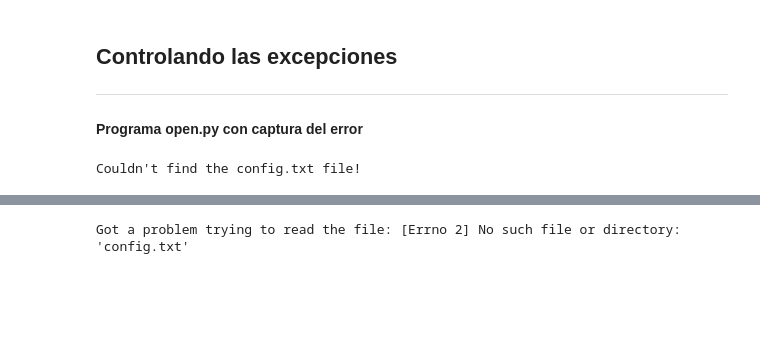
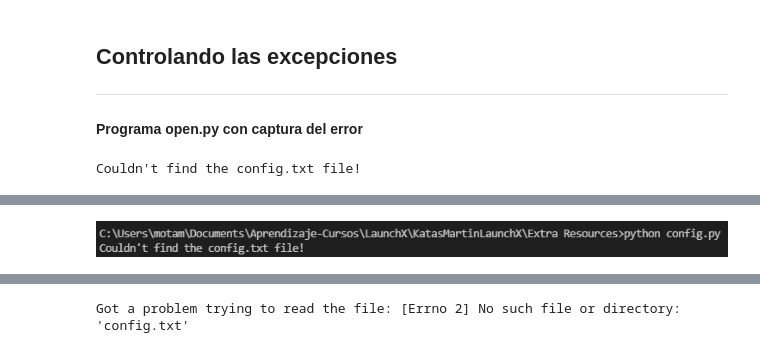
Before and after one commit to MartinOtamendiT/Katas_Martin_LaunchX, a Jupyter notebook: Modulo10Kata.ipynb, the cells around one changed output, grey strips where cells are left out. Cells and saved outputs as stored; diff of their text form; code cells hidden in the pictures; blank space fills up the shorter version.

```diff
--- a/Modulo10Kata.ipynb
+++ b/Modulo10Kata.ipynb
@@ -33 +63,5 @@ Couldn't find the config.txt file!
+# %%
+Image("Extra Resources/CapturaError3.png")
+# %% [output]
+[figure, added]
 # %% [markdown]
```
Also changed, not shown: parts of 8 cells of this notebook, 1 other file.
